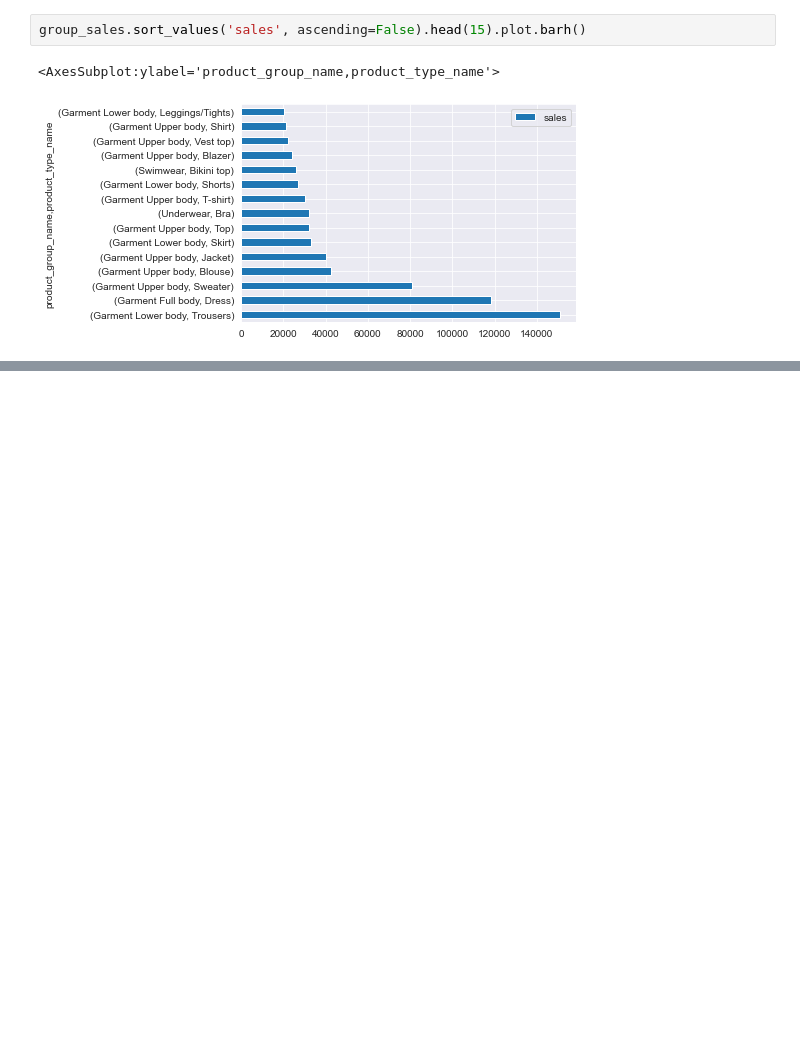
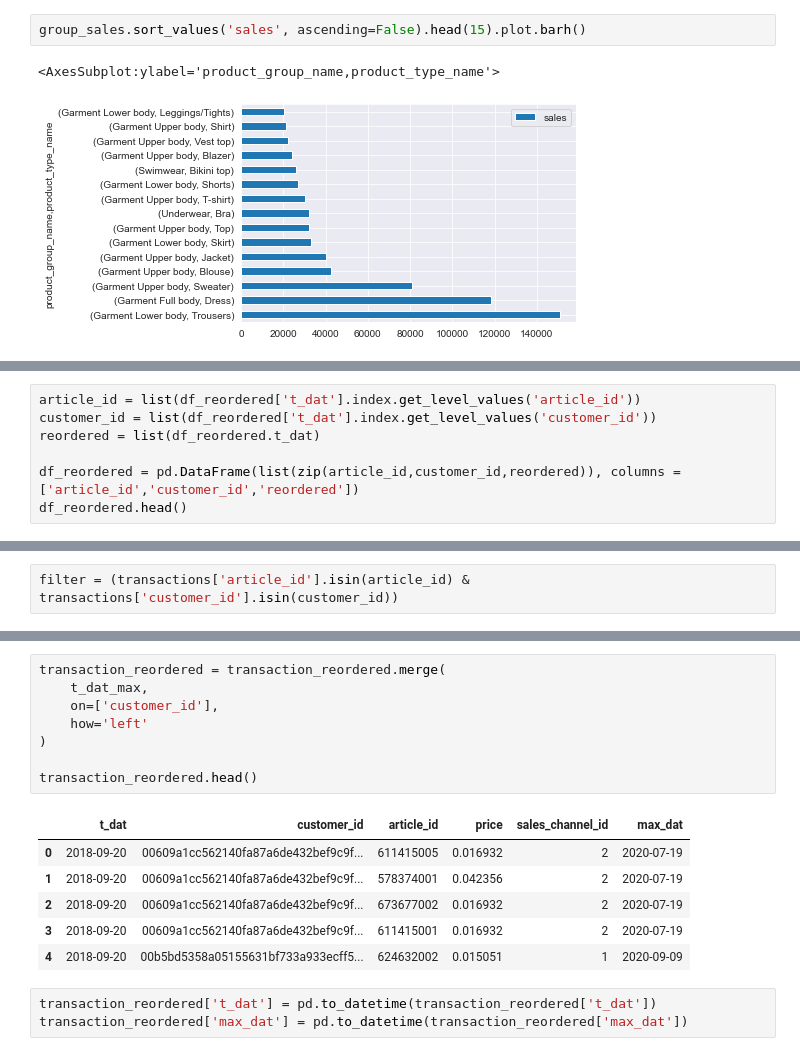
Before and after one commit to HirotaYusuke/h-and-m-personalized-fashion-recommendations, a Jupyter notebook: EDA_hirota.ipynb, the cells around one changed output, grey strips where cells are left out. Cells and saved outputs as stored; diff of their text form; blank space fills up the shorter version.

```diff
--- a/EDA_hirota.ipynb
+++ b/EDA_hirota.ipynb
@@ -556,0 +580,7 @@ group_sales.sort_values('sales', ascending=False).head(15).plot.barh()
+# %%
+article_id = list(df_reordered['t_dat'].index.get_level_values('article_id'))
+customer_id = list(df_reordered['t_dat'].index.get_level_values('customer_id'))
+reordered = list(df_reordered.t_dat)
+
+df_reordered = pd.DataFrame(list(zip(article_id,customer_id,reordered)), columns = ['article_id','customer_id','reordered'])
+df_reordered.head()
@@ -556,0 +594,2 @@ group_sales.sort_values('sales', ascending=False).head(15).plot.barh()
+# %%
+filter = (transactions['article_id'].isin(article_id) & transactions['customer_id'].isin(customer_id))
@@ -556,0 +609,18 @@ group_sales.sort_values('sales', ascending=False).head(15).plot.barh()
+# %%
+transaction_reordered = transaction_reordered.merge(
+    t_dat_max,
+    on=['customer_id'],
+    how='left'
+)
+
+transaction_reordered.head()
+# %% [output]
+|  | t_dat | customer_id | article_id | price | sales_channel_id | max_dat |
+| 0 | 2018-09-20 | 00609a1cc562140fa87a6de432bef9c9f... | 611415005 | 0.016932 | 2 | 2020-07-19 |
+| 1 | 2018-09-20 | 00609a1cc562140fa87a6de432bef9c9f... | 578374001 | 0.042356 | 2 | 2020-07-19 |
+| 2 | 2018-09-20 | 00609a1cc562140fa87a6de432bef9c9f... | 673677002 | 0.016932 | 2 | 2020-07-19 |
+| 3 | 2018-09-20 | 00609a1cc562140fa87a6de432bef9c9f... | 611415001 | 0.016932 | 2 | 2020-07-19 |
+| 4 | 2018-09-20 | 00b5bd5358a05155631bf733a933ecff5... | 624632002 | 0.015051 | 1 | 2020-09-09 |
+# %%
+transaction_reordered['t_dat'] = pd.to_datetime(transaction_reordered['t_dat'])
+transaction_reordered['max_dat'] = pd.to_datetime(transaction_reordered['max_dat'])
```
Also changed, not shown: parts of 13 cells of this notebook.
